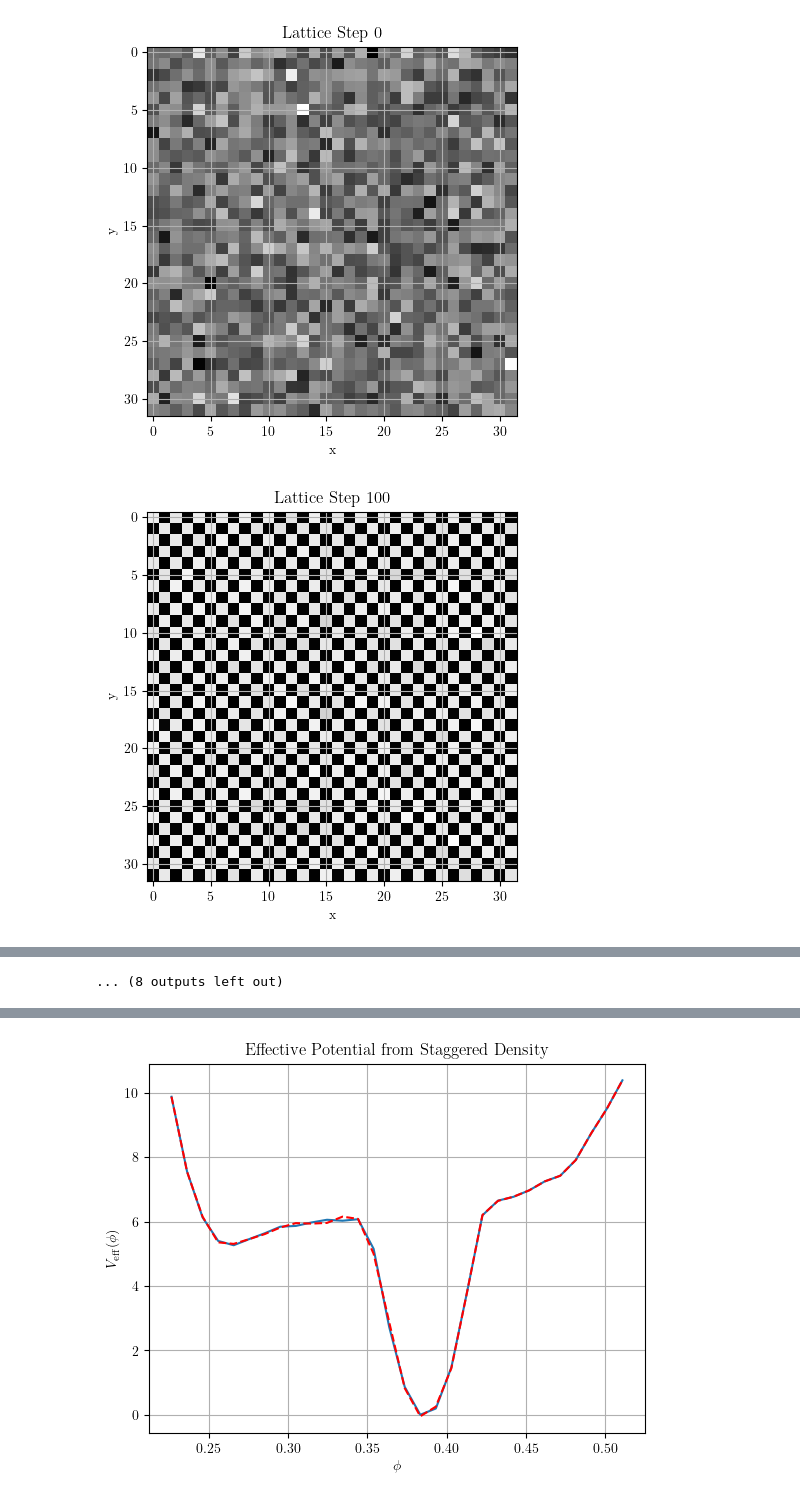
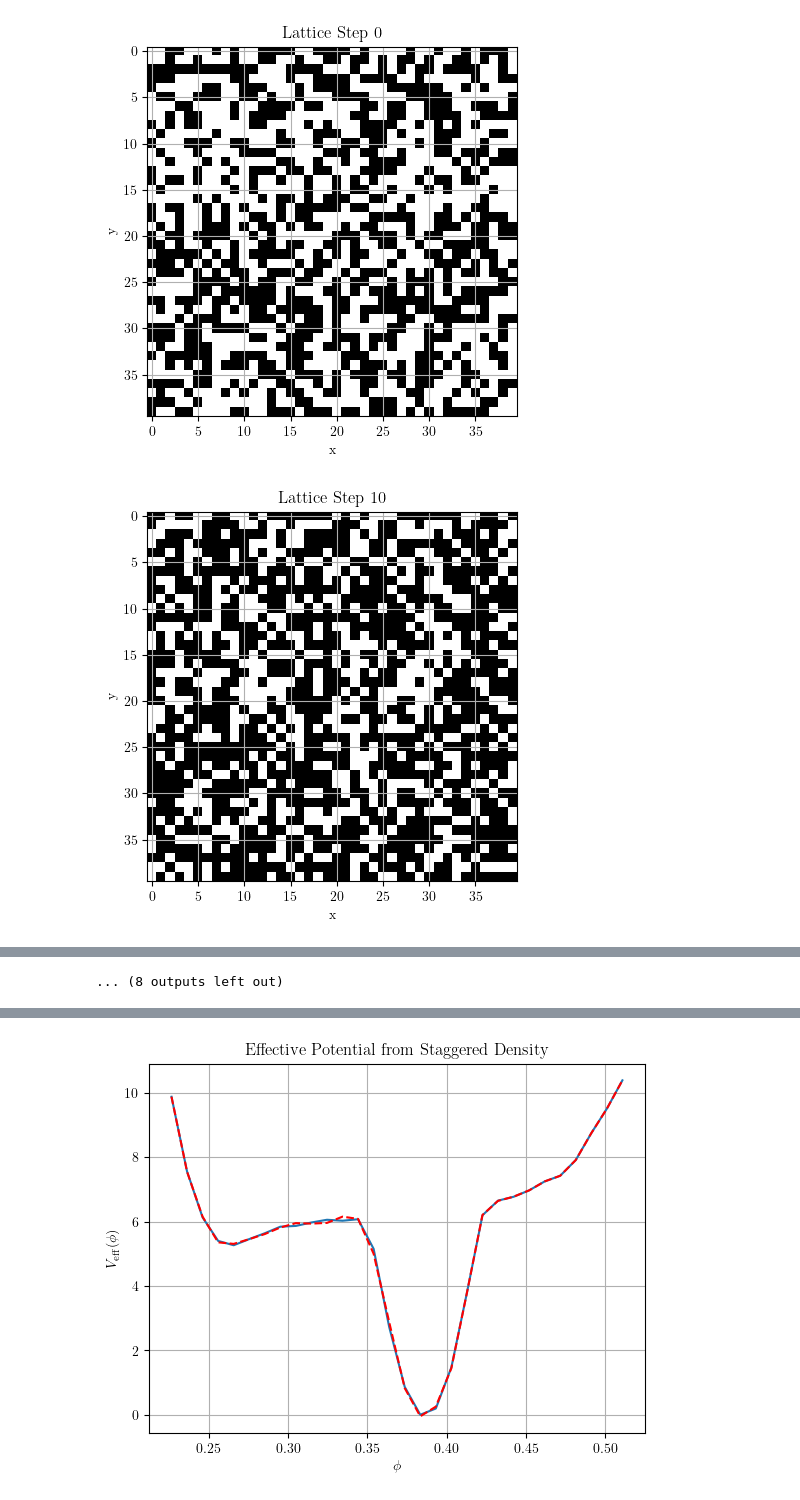
Before and after one commit to maxawake/VMC_with_LPTFs, a Jupyter notebook: evaluation/evaluation.ipynb, the cells around one changed output, grey strips where cells are left out. Drawn from its saved outputs; the diff is of its cells as text; code cells hidden in the pictures.

```diff
--- a/evaluation/evaluation.ipynb
+++ b/evaluation/evaluation.ipynb
@@ -4,10 +4,10 @@ import numpy as np
 import matplotlib.pyplot as plt
 
 # Load the HDF5 file containing the samples
-data = h5py.File('/home/max/Documents/output_32x32/samples.h5', 'r')
+data = h5py.File('/home/max/Documents/output_40x40/2025-07-23_18-56-57/samples.h5', 'r')
 
 # Lattice size
-L = 32
+L = 40
 
 # Get all samples from the HDF5 file
 samples = np.array([np.array(data[f"step_{step:05d}"]["sample"]).reshape(512,L, L, order="C") for step in range(1, len(data.keys()))]).reshape(-1,L, L)
@@ -47,17 +68,17 @@ plt.show()
 # %%
-every = 100
+every = 10
 for step in range(len(data.keys()))[::every]:
     # Average over the batch dimension and reshape to square lattice
-    samples_avg = np.mean(np.array(data[f"step_{step:05d}"]["sample"]), axis=0).reshape(32,32, order="C")
-    # samples_avg = np.array(data[f"step_{step:05d}"]["sample"])[0].reshape(12, 12, order="C")
+    #samples_avg = np.mean(np.array(data[f"step_{step:05d}"]["sample"]), axis=0).reshape(L, L, order="C")
+    samples_avg = np.array(data[f"step_{step:05d}"]["sample"])[0].reshape(L,L, order="C")
 
     # Plot the average lattice
     plt.imshow(samples_avg, cmap='gray')
     plt.xlabel("x")
     plt.ylabel("y")
     plt.title(f"Lattice Step {step}")
     plt.grid()
     plt.show()
 # %% [output]
-[figure, old version]
+[figure, new version]
-[figure, old version]
+[figure, new version]
```
Also changed, not shown: parts of 6 cells of this notebook, 2 other files.
